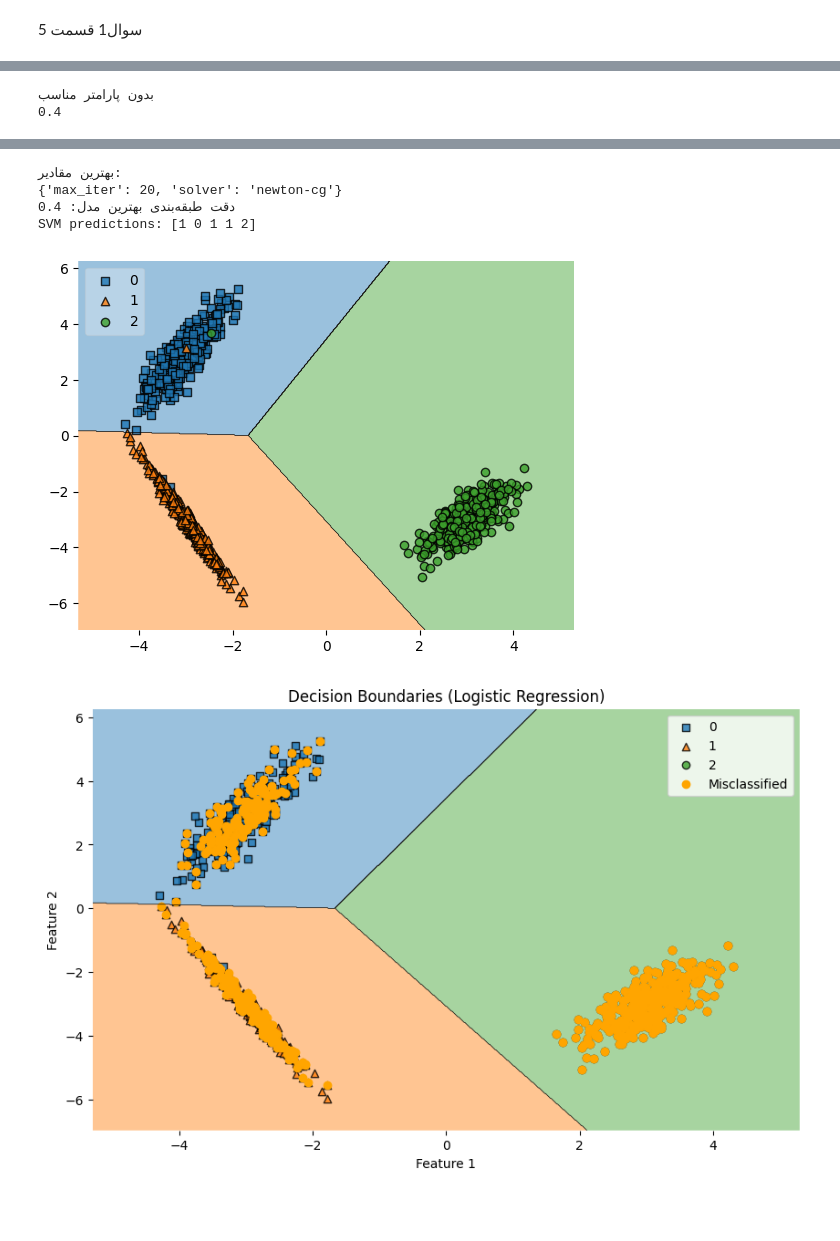
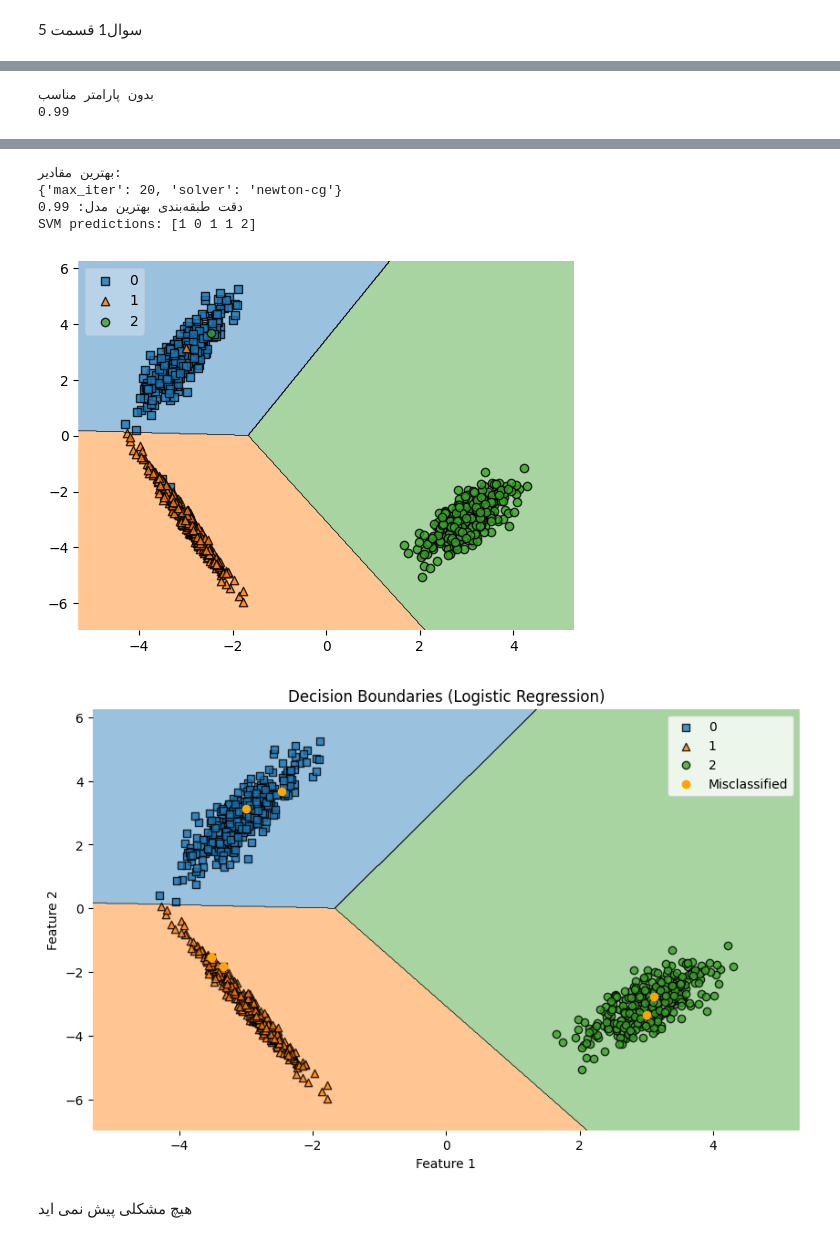
Before and after one commit to KEHSANN/hosh_masnoi, a Jupyter notebook: q1_p1_1.ipynb, the cells around one changed output, grey strips where cells are left out. Drawn from its saved outputs; the diff is of its cells as text; code cells hidden in the pictures; blank space fills up the shorter version.

```diff
--- a/q1_p1_1.ipynb
+++ b/q1_p1_1.ipynb
@@ -305,6 +307,8 @@ from sklearn.tree import DecisionTreeClassifier
 from sklearn.model_selection import GridSearchCV, train_test_split
 from mlxtend.plotting import plot_decision_regions
 from sklearn.datasets import make_classification
+import matplotlib.pyplot as plt
+from sklearn.metrics import accuracy_score
 
 X, y = make_classification(n_samples=1000, n_features=2, n_informative=2, n_classes=3 , class_sep=3, random_state=23, n_redundant=0, n_clusters_per_class=1)
 
@@ -324,6 +328,8 @@ log_reg2=log_reg
 svm = SVC()
 log_reg2.fit(X_train, y_train)
 svm.fit(X_train, y_train)
+y_pred = log_reg2.predict(X_test)
+y_pred_log_reg = log_reg.predict(X)
 accuarcy2= accuracy_score(y_test, y_pred)
 print("بدون پارامتر مناسب")
 print(accuarcy2)
@@ -376,33 +382,35 @@ plot_decision_regions(X, y, clf=log_reg, legend=2)
 plt.scatter(X2[0], X2[1], c='orange', label='Misclassified')
 plt.xlabel('Feature 1')
 plt.ylabel('Feature 2')
 plt.title('Decision Boundaries (Logistic Regression)')
 plt.legend()
 plt.show()
 # %% [output]
 [figure]
 بدون پارامتر مناسب
-0.4
+0.99
 STOP: TOTAL NO. of ITERATIONS REACHED LIMIT.
 
 Increase the number of iterations (max_iter) or scale the data as shown in:
     https://scikit-learn.org/stable/modules/preprocessing.html
 Please also refer to the documentation for alternative solver options:
     https://scikit-learn.org/stable/modules/linear_model.html#logistic-regression
   n_iter_i = _check_optimize_result(
 STOP: TOTAL NO. of ITERATIONS REACHED LIMIT.
 
 Increase the number of iterations (max_iter) or scale the data as shown in:
     https://scikit-learn.org/stable/modules/preprocessing.html
 Please also refer to the documentation for alternative solver options:
 ... (19 lines left out)
     https://scikit-learn.org/stable/modules/preprocessing.html
 Please also refer to the documentation for alternative solver options:
     https://scikit-learn.org/stable/modules/linear_model.html#logistic-regression
   n_iter_i = _check_optimize_result(
 بهترین مقادیر:
 {'max_iter': 20, 'solver': 'newton-cg'}
-دقت طبقه‌بندی بهترین مدل: 0.4
+دقت طبقه‌بندی بهترین مدل: 0.99
 SVM predictions: [1 0 1 1 2]
 [figure]
-[figure, old version]
+[figure, new version]
+# %% [markdown]
+هیچ مشکلی پیش نمی اید
```
Also changed, not shown: parts of 2 cells of this notebook.
